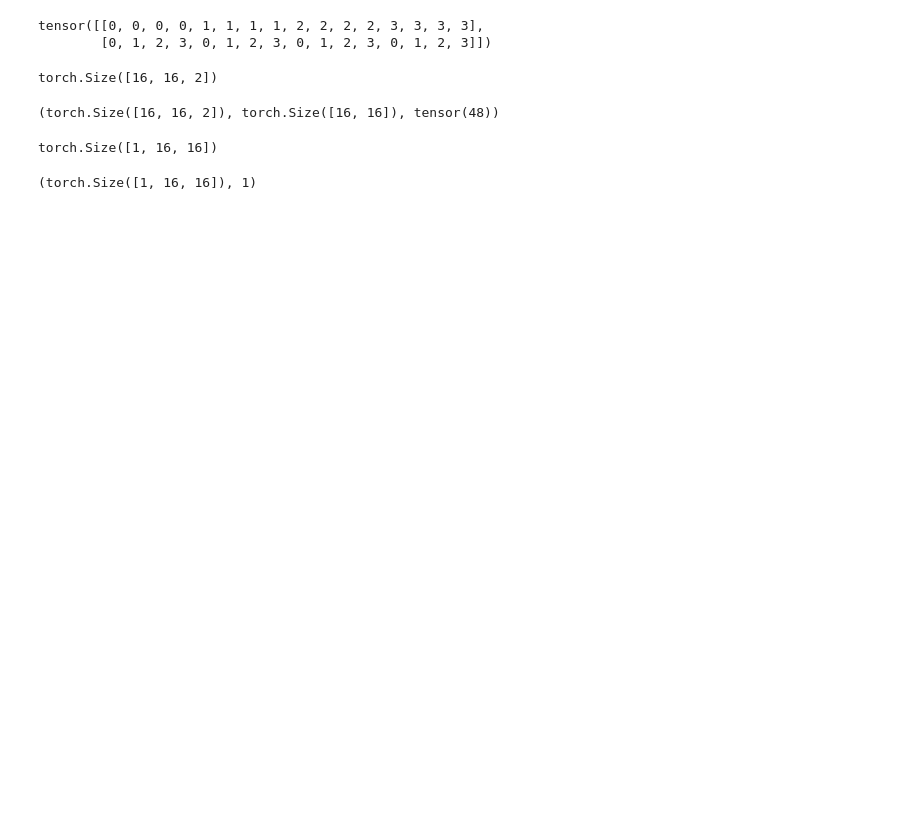
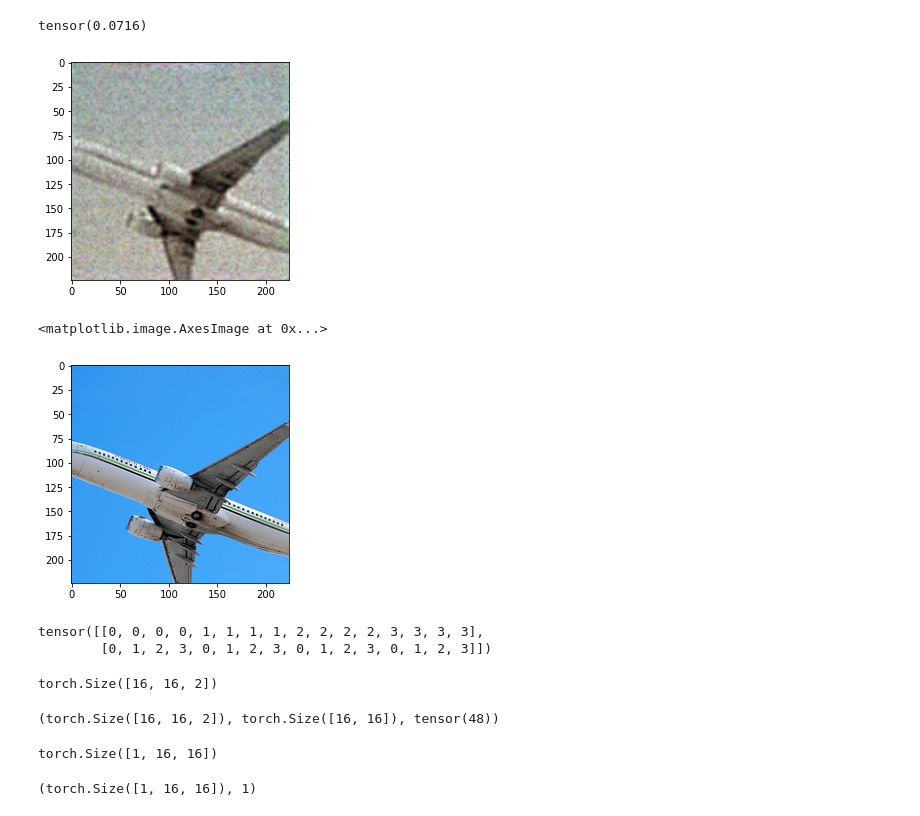
Before and after one commit to TheMoon2000/cs280-final-project, a Jupyter notebook: playground.ipynb, the cells around one changed output. Saved outputs shown, nothing was run; the diff lists cells and outputs as text; code cells hidden in the pictures; blank space fills up the shorter version.

```diff
--- a/playground.ipynb
+++ b/playground.ipynb
@@ -48,3 +31,17 @@ torch.Size([1, 16, 4])
+# %%
+dpt_model = DPT(3).cuda()
+dpt_model.load_state_dict(torch.load('checkpoints/color-dpt-base/model.pt'))
+gray, color = train_set[5]
+pred = dpt_model(torch.tensor(gray).cuda().unsqueeze(0))[0].detach().cpu()
+print(nn.MSELoss()(pred, torch.tensor(color)))
+plt.imshow(torch.clamp(pred.permute(1, 2, 0), 0, 1))
+plt.show()
+plt.imshow(torch.tensor(color).permute(1, 2, 0))
+# %% [output]
+tensor(0.0716)
+[figure, added]
+<matplotlib.image.AxesImage at 0x...>
+[figure, added]
 # %%
 window_size = 4
 coords_h = torch.arange(window_size) # [0,...,Wh-1]
```
Also changed, not shown: parts of 9 cells of this notebook, 9 other files.
